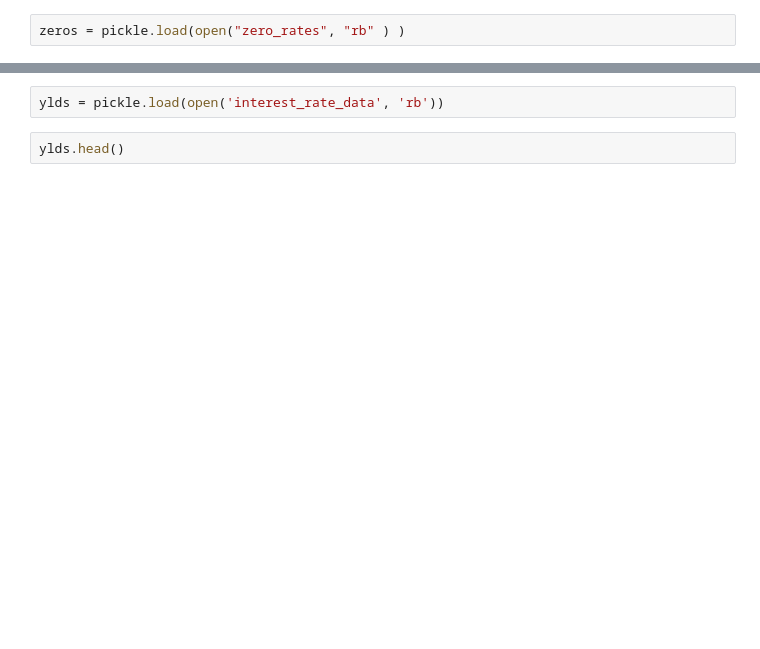
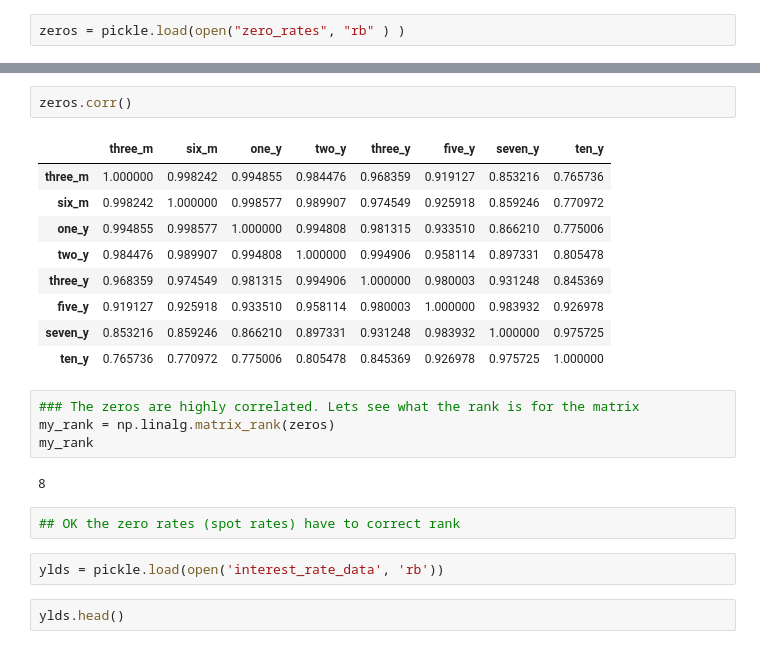
Before and after one commit to davidjsmith44/NLP-Fed-Speeches, a Jupyter notebook: data/Check_zeros_from_ylds.ipynb, the cells around one changed output, grey strips where cells are left out. Saved outputs shown, nothing was run; the diff lists cells and outputs as text; blank space fills up the shorter version.

```diff
--- a/data/Check_zeros_from_ylds.ipynb
+++ b/data/Check_zeros_from_ylds.ipynb
@@ -18,3 +35,23 @@ zeros.head()
+# %%
+zeros.corr()
+# %% [output]
+|  | three_m | six_m | one_y | two_y | three_y | five_y | seven_y | ten_y |
+| three_m | 1.000000 | 0.998242 | 0.994855 | 0.984476 | 0.968359 | 0.919127 | 0.853216 | 0.765736 |
+| six_m | 0.998242 | 1.000000 | 0.998577 | 0.989907 | 0.974549 | 0.925918 | 0.859246 | 0.770972 |
+| one_y | 0.994855 | 0.998577 | 1.000000 | 0.994808 | 0.981315 | 0.933510 | 0.866210 | 0.775006 |
+| two_y | 0.984476 | 0.989907 | 0.994808 | 1.000000 | 0.994906 | 0.958114 | 0.897331 | 0.805478 |
+| three_y | 0.968359 | 0.974549 | 0.981315 | 0.994906 | 1.000000 | 0.980003 | 0.931248 | 0.845369 |
+| five_y | 0.919127 | 0.925918 | 0.933510 | 0.958114 | 0.980003 | 1.000000 | 0.983932 | 0.926978 |
+| seven_y | 0.853216 | 0.859246 | 0.866210 | 0.897331 | 0.931248 | 0.983932 | 1.000000 | 0.975725 |
+| ten_y | 0.765736 | 0.770972 | 0.775006 | 0.805478 | 0.845369 | 0.926978 | 0.975725 | 1.000000 |
+# %%
+### The zeros are highly correlated. Lets see what the rank is for the matrix
+my_rank = np.linalg.matrix_rank(zeros)
+my_rank
+# %% [output]
+8
+# %%
+## OK the zero rates (spot rates) have to correct rank
 # %%
 ylds = pickle.load(open('interest_rate_data', 'rb'))
 # %%
```
Also changed, not shown: parts of 13 cells of this notebook, 6 other files.
